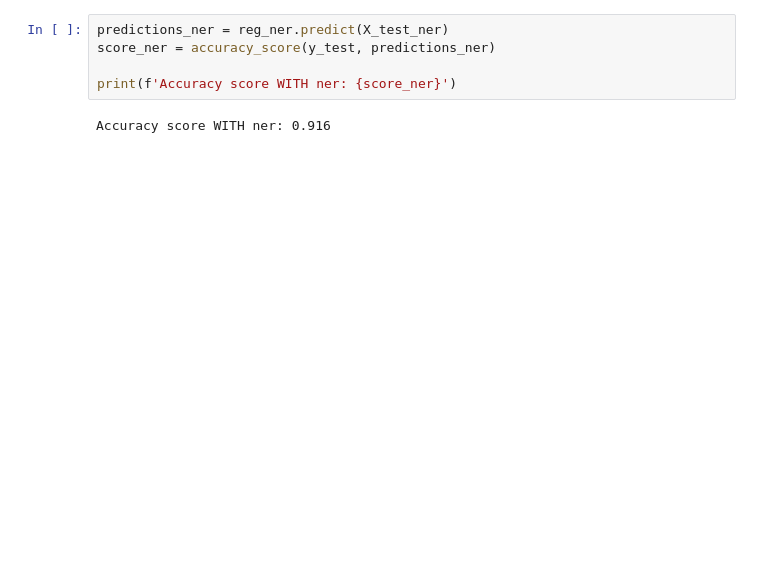
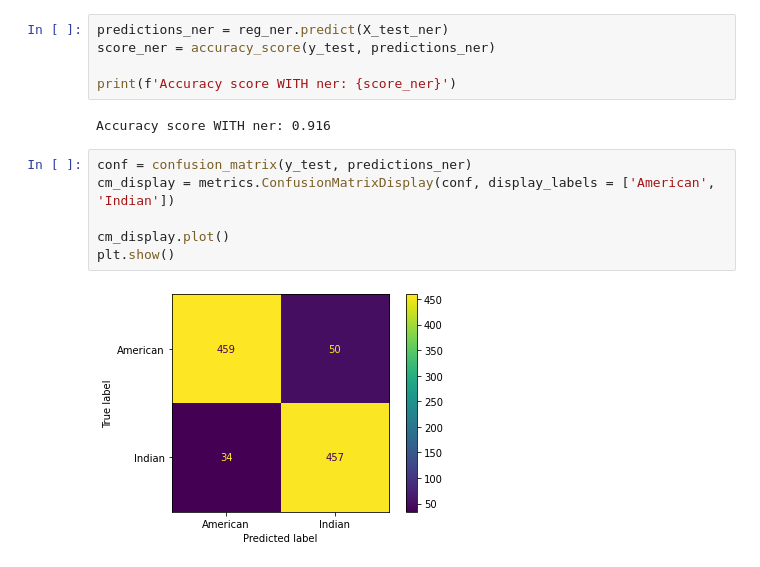
Before and after one commit to FreshJonas/NLP-on-Movie-Plots, a Jupyter notebook: code/05_Logistic_Regression_Classification.ipynb, the cells around one changed output. Saved outputs shown, nothing was run; the diff lists cells and outputs as text; blank space fills up the shorter version.

```diff
--- a/code/05_Logistic_Regression_Classification.ipynb
+++ b/code/05_Logistic_Regression_Classification.ipynb
@@ -134,3 +149,11 @@ score_ner = accuracy_score(y_test, predictions_ner)
 print(f'Accuracy score WITH ner: {score_ner}')
 # %% [output]
 Accuracy score WITH ner: 0.916
+# %%
+conf = confusion_matrix(y_test, predictions_ner)
+cm_display = metrics.ConfusionMatrixDisplay(conf, display_labels = ['American', 'Indian'])
+
+cm_display.plot()
+plt.show()
+# %% [output]
+[figure, added]
```
Also changed, not shown: parts of 5 cells of this notebook.
